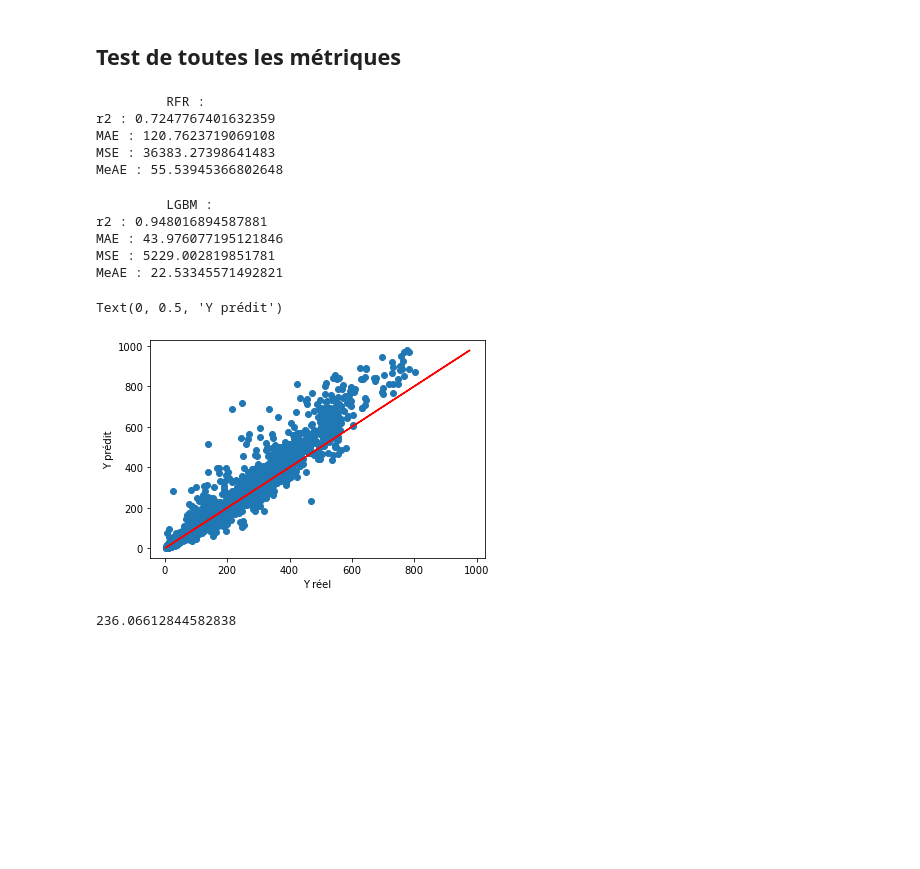
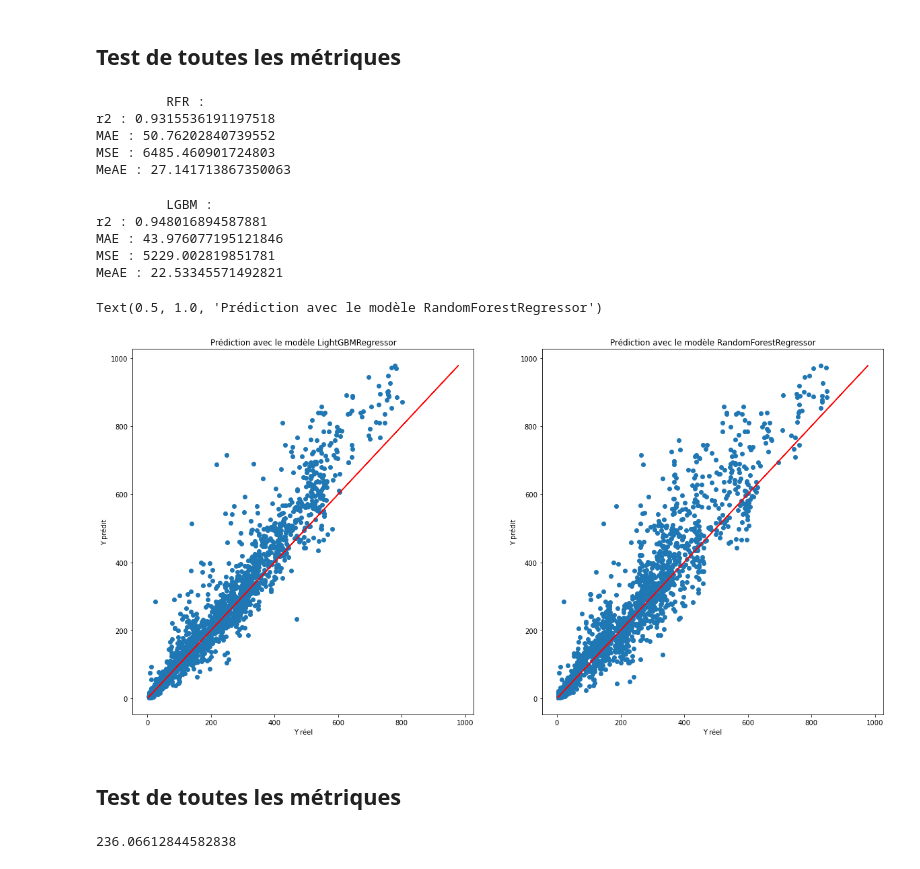
Before and after one commit to RudyBourez/Bike_Sharing, a Jupyter notebook: random_forest_lgbm.ipynb, the cells around one changed output. Drawn from its saved outputs; the diff is of its cells as text; code cells hidden in the pictures; blank space fills up the shorter version.

Commit message:
amélioration score randomforest

```diff
--- a/random_forest_lgbm.ipynb
+++ b/random_forest_lgbm.ipynb
@@ -45,3 +37,7 @@ lgbm = make_pipeline(processor, LGBMRegressor())
+# %%
+rfr = make_pipeline(processor, RandomForestRegressor(random_state=1))
+
+lgbm = make_pipeline(processor, LGBMRegressor(random_state=1))
 # %% [markdown]
 ## Scoring des modèle
 # %%
@@ -92,10 +97,10 @@ print("         RFR :")
 metrics(y_test=y_test, y_pred=y_pred)
 # %% [output]
          RFR :
-r2 : 0.7247767401632359
-MAE : 120.7623719069108
-MSE : 36383.27398641483
-MeAE : 55.53945366802648
+r2 : 0.9315536191197518
+MAE : 50.76202840739552
+MSE : 6485.460901724803
+MeAE : 27.141713867350063
 # %%
 print("         LGBM :")
 metrics(y_test=y_test, y_pred=yl_pred)
@@ -105,14 +110,23 @@ r2 : 0.948016894587881
 MAE : 43.976077195121846
 MSE : 5229.002819851781
 MeAE : 22.53345571492821
-# %%
-plt.scatter(np.exp(yl_pred), np.exp(y_test))
-plt.plot(np.exp(y_test), np.exp(y_test), c="r")
-plt.xlabel("Y réel")
-plt.ylabel("Y prédit")
-# %% [output]
-Text(0, 0.5, 'Y prédit')
-[figure, removed]
+# %%
+fig, ax = plt.subplots(1,2, figsize=(20, 10))
+ax[0].scatter(np.exp(yl_pred), np.exp(y_test))
+ax[0].plot(np.exp(y_test), np.exp(y_test), c="r")
+ax[0].set_xlabel("Y réel")
+ax[0].set_ylabel("Y prédit")
+ax[0].set_title("Prédiction avec le modèle LightGBMRegressor")
+ax[1].scatter(np.exp(y_pred), np.exp(y_test))
+ax[1].plot(np.exp(y_test), np.exp(y_test), c="r")
+ax[1].set_xlabel("Y réel")
+ax[1].set_ylabel("Y prédit")
+ax[1].set_title("Prédiction avec le modèle RandomForestRegressor")
+# %% [output]
+Text(0.5, 1.0, 'Prédiction avec le modèle RandomForestRegressor')
+[figure, added]
+# %% [markdown]
+## Test de toutes les métriques
 # %%
 # Le modèle LightGBM a tendance à surévaluer le nombre d'utilisateurs de 45 en moyenne par heure.
 # %%
```
Also changed, not shown: parts of 10 cells of this notebook.
